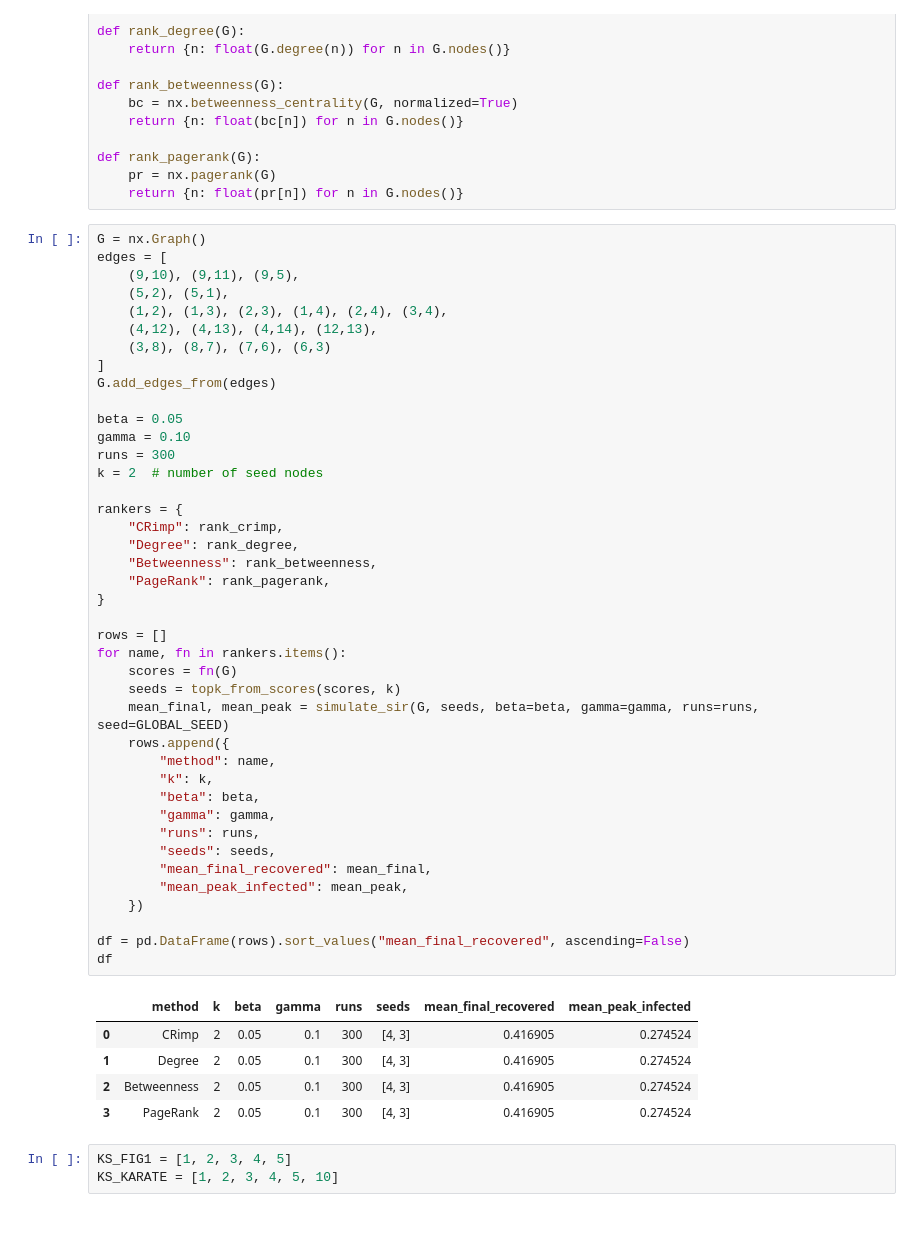
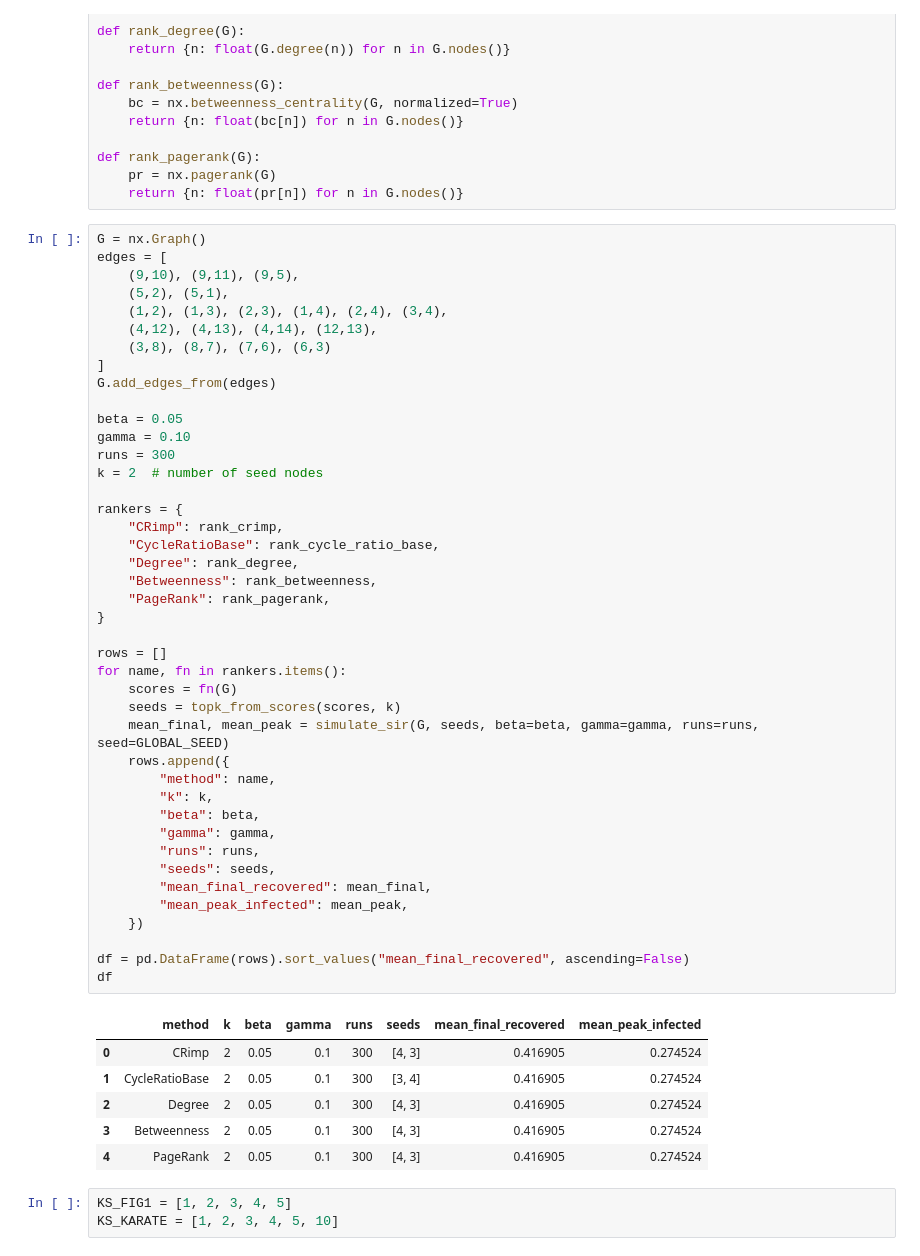
Before and after one commit to devbysina/crimp-project, a Jupyter notebook: notebooks/02_sir_experiments.ipynb, the cells around one changed output. Cells and saved outputs as stored; diff of their text form; blank space fills up the shorter version.

```diff
--- a/notebooks/02_sir_experiments.ipynb
+++ b/notebooks/02_sir_experiments.ipynb
@@ -115,36 +121,38 @@ runs = 300
 k = 2  # number of seed nodes
 
 rankers = {
     "CRimp": rank_crimp,
+    "CycleRatioBase": rank_cycle_ratio_base,
     "Degree": rank_degree,
     "Betweenness": rank_betweenness,
     "PageRank": rank_pagerank,
 }
 
 rows = []
 for name, fn in rankers.items():
     scores = fn(G)
     seeds = topk_from_scores(scores, k)
     mean_final, mean_peak = simulate_sir(G, seeds, beta=beta, gamma=gamma, runs=runs, seed=GLOBAL_SEED)
     rows.append({
         "method": name,
         "k": k,
         "beta": beta,
         "gamma": gamma,
         "runs": runs,
         "seeds": seeds,
         "mean_final_recovered": mean_final,
         "mean_peak_infected": mean_peak,
     })
 
 df = pd.DataFrame(rows).sort_values("mean_final_recovered", ascending=False)
 df
 # %% [output]
 |  | method | k | beta | gamma | runs | seeds | mean_final_recovered | mean_peak_infected |
 | 0 | CRimp | 2 | 0.05 | 0.1 | 300 | [4, 3] | 0.416905 | 0.274524 |
-| 1 | Degree | 2 | 0.05 | 0.1 | 300 | [4, 3] | 0.416905 | 0.274524 |
-| 2 | Betweenness | 2 | 0.05 | 0.1 | 300 | [4, 3] | 0.416905 | 0.274524 |
-| 3 | PageRank | 2 | 0.05 | 0.1 | 300 | [4, 3] | 0.416905 | 0.274524 |
+| 1 | CycleRatioBase | 2 | 0.05 | 0.1 | 300 | [3, 4] | 0.416905 | 0.274524 |
+| 2 | Degree | 2 | 0.05 | 0.1 | 300 | [4, 3] | 0.416905 | 0.274524 |
+| 3 | Betweenness | 2 | 0.05 | 0.1 | 300 | [4, 3] | 0.416905 | 0.274524 |
+| 4 | PageRank | 2 | 0.05 | 0.1 | 300 | [4, 3] | 0.416905 | 0.274524 |
 # %%
 KS_FIG1 = [1, 2, 3, 4, 5]
 KS_KARATE = [1, 2, 3, 4, 5, 10]
```
Also changed, not shown: parts of 5 cells of this notebook.
